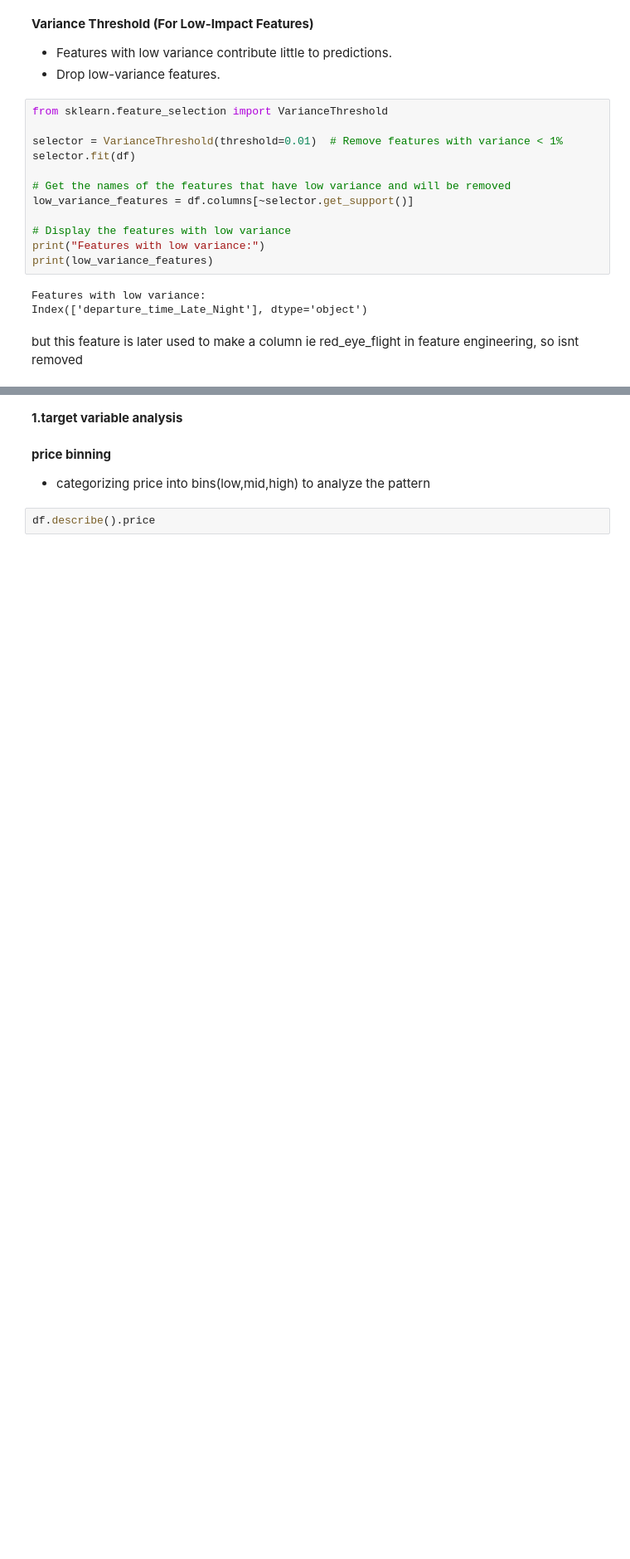
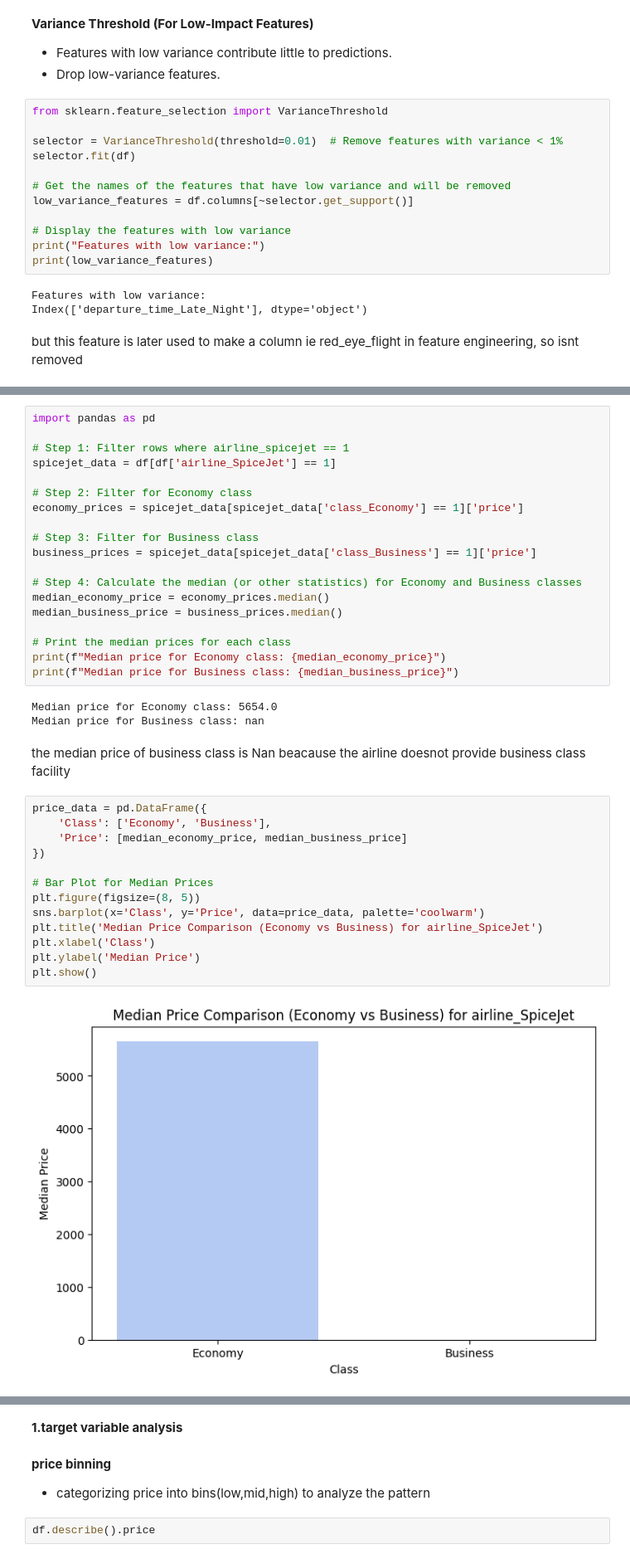
Before and after one commit to yawhatev/project, a Jupyter notebook: fair_project.ipynb, the cells around one changed output, grey strips where cells are left out. Shown at 83% size. Drawn from its saved outputs; the diff is of its cells as text; blank space fills up the shorter version.

```diff
--- a/fair_project.ipynb
+++ b/fair_project.ipynb
@@ -265,0 +286,39 @@ but this feature is later used to make a column ie red_eye_flight in feature eng
+# %%
+import pandas as pd
+
+# Step 1: Filter rows where airline_spicejet == 1
+spicejet_data = df[df['airline_SpiceJet'] == 1]
+
+# Step 2: Filter for Economy class
+economy_prices = spicejet_data[spicejet_data['class_Economy'] == 1]['price']
+
+# Step 3: Filter for Business class
+business_prices = spicejet_data[spicejet_data['class_Business'] == 1]['price']
+
+# Step 4: Calculate the median (or other statistics) for Economy and Business classes
+median_economy_price = economy_prices.median()
+median_business_price = business_prices.median()
+
+# Print the median prices for each class
+print(f"Median price for Economy class: {median_economy_price}")
+print(f"Median price for Business class: {median_business_price}")
+# %% [output]
+Median price for Economy class: 5654.0
+Median price for Business class: nan
+# %% [markdown]
+the median price of business class is Nan beacause the airline doesnot provide business class facility
+# %%
+price_data = pd.DataFrame({
+    'Class': ['Economy', 'Business'],
+    'Price': [median_economy_price, median_business_price]
+})
+
+# Bar Plot for Median Prices
+plt.figure(figsize=(8, 5))
+sns.barplot(x='Class', y='Price', data=price_data, palette='coolwarm')
+plt.title('Median Price Comparison (Economy vs Business) for airline_SpiceJet')
+plt.xlabel('Class')
+plt.ylabel('Median Price')
+plt.show()
+# %% [output]
+[figure, added]
```
Also changed, not shown: parts of 40 cells of this notebook, 3 other files.
